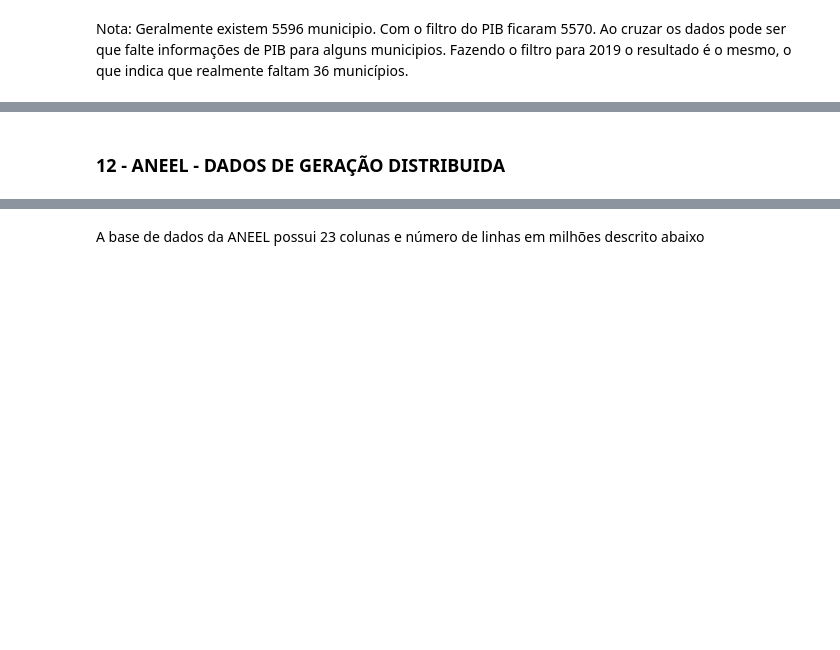
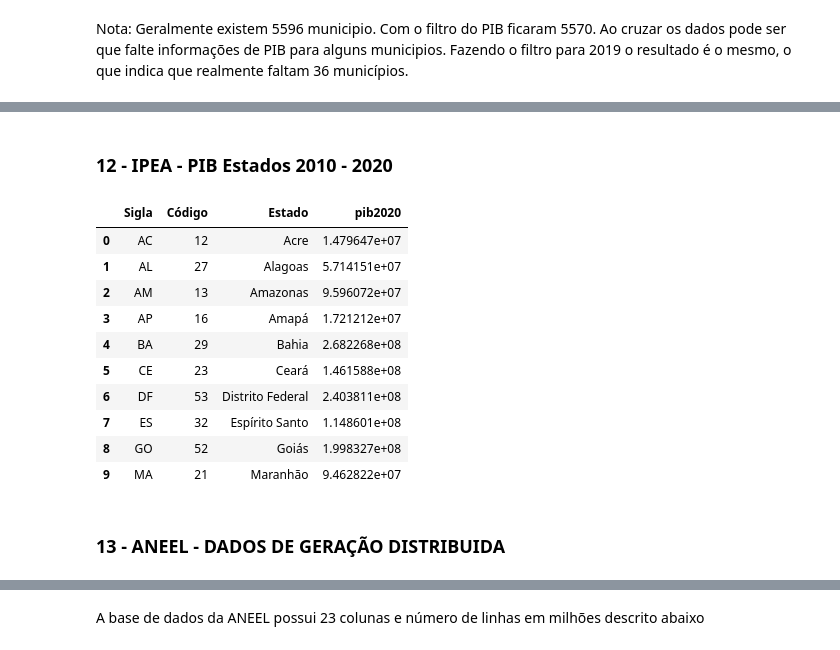
Before and after one commit to DaniloIto/TCC530_Univesp, a Jupyter notebook: TCC530_SALA001_GRUPO005_Github.ipynb, the cells around one changed output, grey strips where cells are left out. Cells and saved outputs as stored; diff of their text form; code cells hidden in the pictures; blank space fills up the shorter version.

```diff
--- a/TCC530_SALA001_GRUPO005_Github.ipynb
+++ b/TCC530_SALA001_GRUPO005_Github.ipynb
@@ -402,5 +411,29 @@ memory usage: 3.3+ MB
+# %% [markdown]
+### 12 - IPEA - PIB Estados 2010 - 2020
+# %%
+# Criando dataframe a partir de arquivo CSV
+# Carrega base de dados do google drive em arquivo CSV, separado por ";", ignorando a primeira linha que contém somente o nome da tabela e importando até a coluna 4
+df_pibe = pd.read_csv('https://raw.githubusercontent.com/DaniloIto/TCC530_Univesp/main/Ipea_PIB-Estado2020/ipeadata%5B09-05-2023-10-42%5D%20.csv', sep=";", skiprows=1, usecols=[0,1,2,13], decimal=',')
+
+# Mudar nome da coluna
+df_pibe.rename(columns={'2020': 'pib2020'}, inplace=True)
+
+# Explorando os 10 primeiros registros
+df_pibe.head(10)
+# %% [output]
+|  | Sigla | Código | Estado | pib2020 |
+| 0 | AC | 12 | Acre | 1.479647e+07 |
+| 1 | AL | 27 | Alagoas | 5.714151e+07 |
+| 2 | AM | 13 | Amazonas | 9.596072e+07 |
+| 3 | AP | 16 | Amapá | 1.721212e+07 |
+| 4 | BA | 29 | Bahia | 2.682268e+08 |
+| 5 | CE | 23 | Ceará | 1.461588e+08 |
+| 6 | DF | 53 | Distrito Federal | 2.403811e+08 |
+| 7 | ES | 32 | Espírito Santo | 1.148601e+08 |
+| 8 | GO | 52 | Goiás | 1.998327e+08 |
+| 9 | MA | 21 | Maranhão | 9.462822e+07 |
 # %% [markdown]
-### 12 - ANEEL - DADOS DE GERAÇÃO DISTRIBUIDA
+### 13 - ANEEL - DADOS DE GERAÇÃO DISTRIBUIDA
 # %%
 # para carregar os dados direto do site dados abertos da ANEEL porém esta operação pode levar cerca 30 min
 
```
Also changed, not shown: parts of 37 cells of this notebook.
